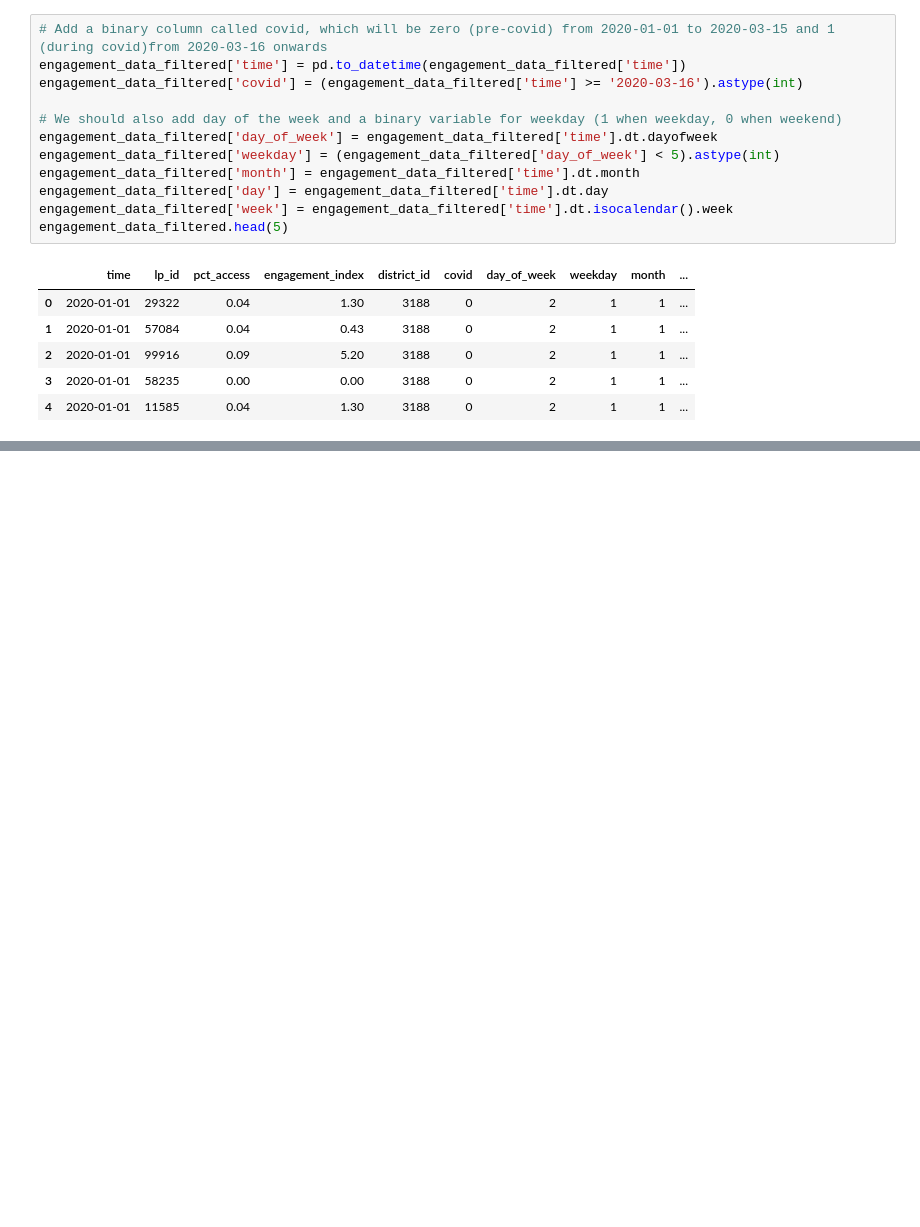
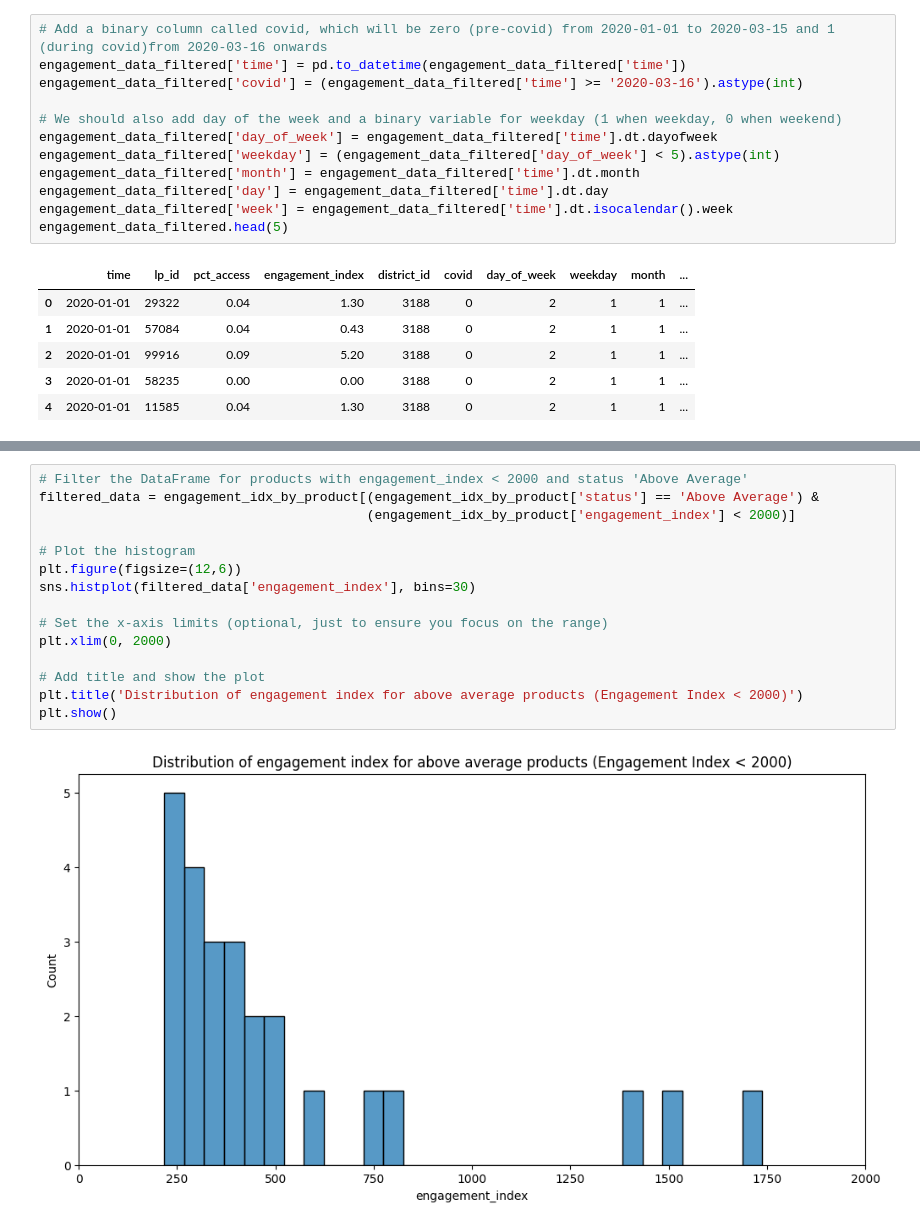
Before and after one commit to eshanprashar/covid_edtech_usage, a Jupyter notebook: code/02_eda_engagement_data.ipynb, the cells around one changed output, grey strips where cells are left out. Saved outputs shown, nothing was run; the diff lists cells and outputs as text; blank space fills up the shorter version.

```diff
--- a/code/02_eda_engagement_data.ipynb
+++ b/code/02_eda_engagement_data.ipynb
@@ -343,0 +216,17 @@ plt.show()
+# %%
+# Filter the DataFrame for products with engagement_index < 2000 and status 'Above Average'
+filtered_data = engagement_idx_by_product[(engagement_idx_by_product['status'] == 'Above Average') &
+                                          (engagement_idx_by_product['engagement_index'] < 2000)]
+
+# Plot the histogram
+plt.figure(figsize=(12,6))
+sns.histplot(filtered_data['engagement_index'], bins=30)
+
+# Set the x-axis limits (optional, just to ensure you focus on the range)
+plt.xlim(0, 2000)
+
+# Add title and show the plot
+plt.title('Distribution of engagement index for above average products (Engagement Index < 2000)')
+plt.show()
+# %% [output]
+[figure, added]
```
Also changed, not shown: parts of 41 cells of this notebook, 2 other files.
